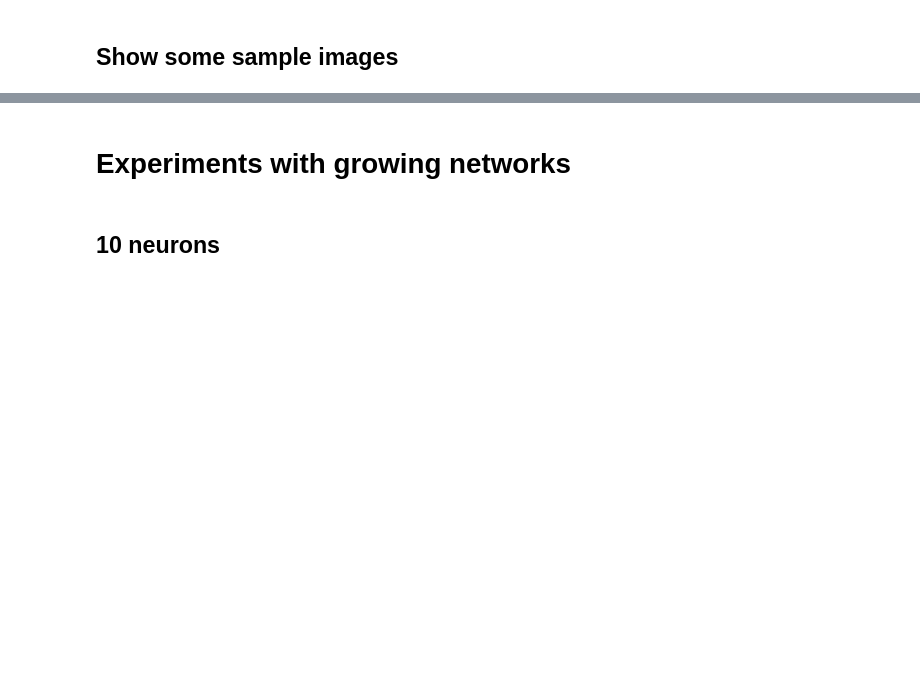
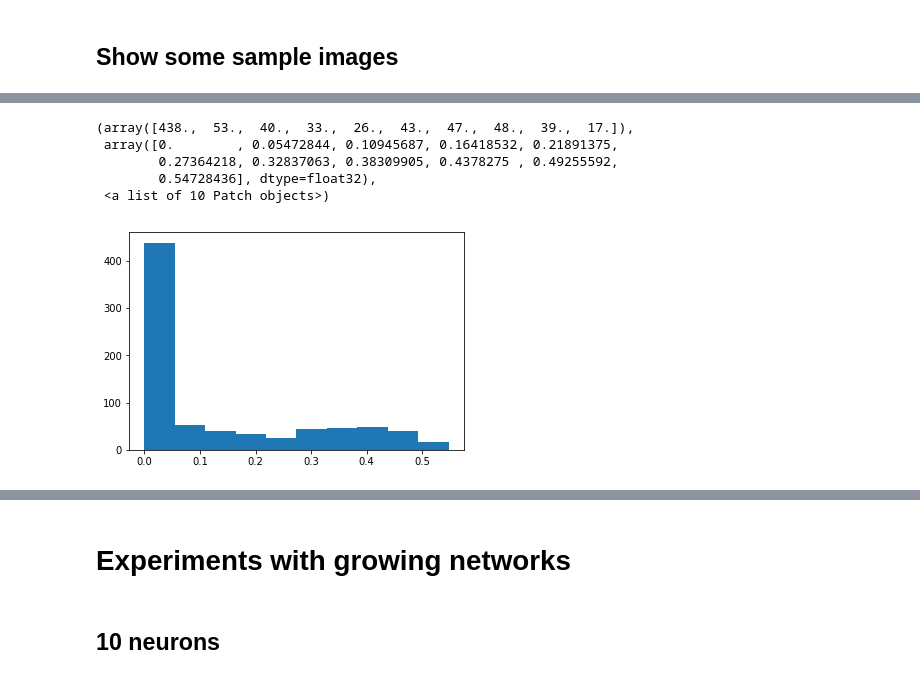
Before and after one commit to mshalvagal/weightSymmetry, a Jupyter notebook: notebooks/MNIST Net2Net.ipynb, the cells around one changed output, grey strips where cells are left out. Drawn from its saved outputs; the diff is of its cells as text; code cells hidden in the pictures; blank space fills up the shorter version.

```diff
--- a/notebooks/MNIST Net2Net.ipynb
+++ b/notebooks/MNIST Net2Net.ipynb
@@ -76,0 +85,9 @@ Clipping input data to the valid range for imshow with RGB data ([0..1] for floa
+# %%
+plt.hist(torch.flatten(avg_image))
+# %% [output]
+(array([438.,  53.,  40.,  33.,  26.,  43.,  47.,  48.,  39.,  17.]),
+ array([0.        , 0.05472844, 0.10945687, 0.16418532, 0.21891375,
+        0.27364218, 0.32837063, 0.38309905, 0.4378275 , 0.49255592,
+        0.54728436], dtype=float32),
+ <a list of 10 Patch objects>)
+[figure, added]
```
Also changed, not shown: parts of 15 cells of this notebook, 8 other files.
